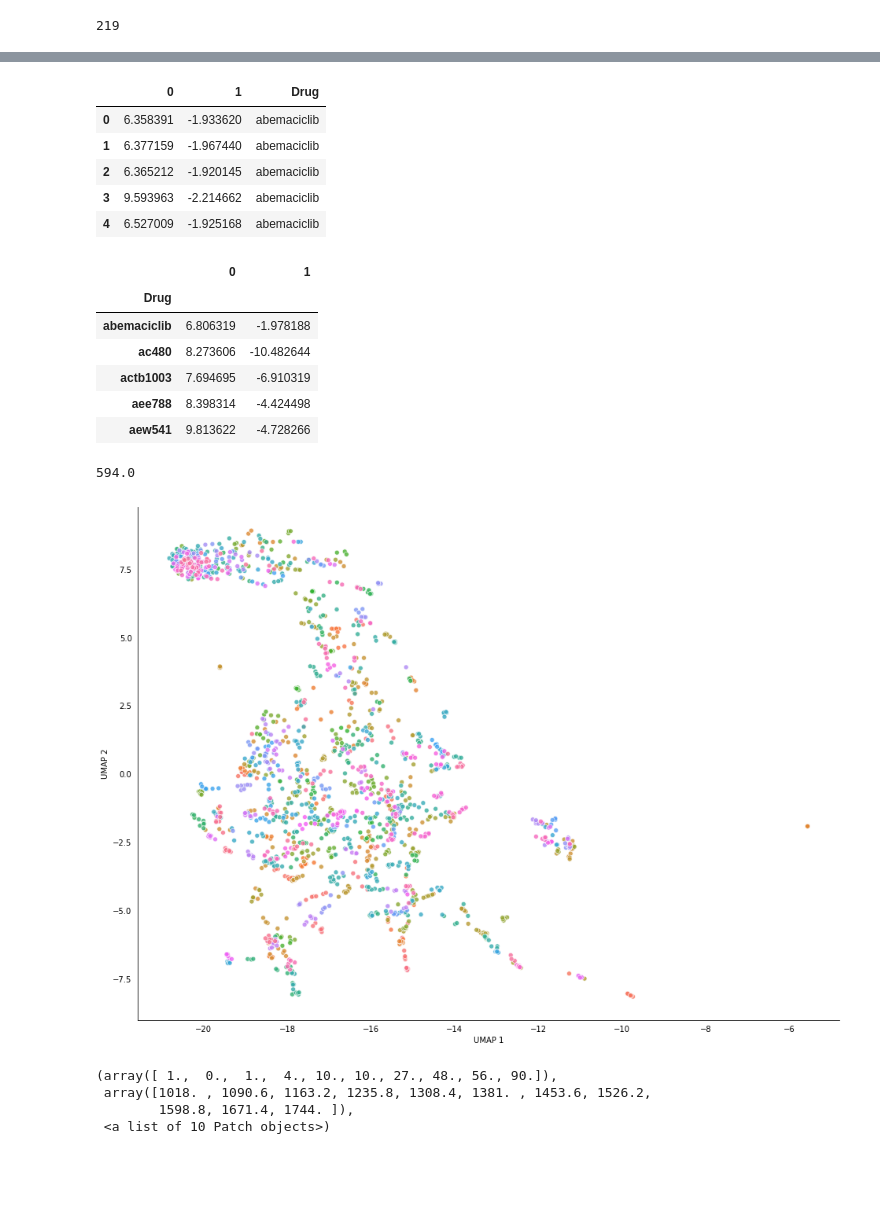
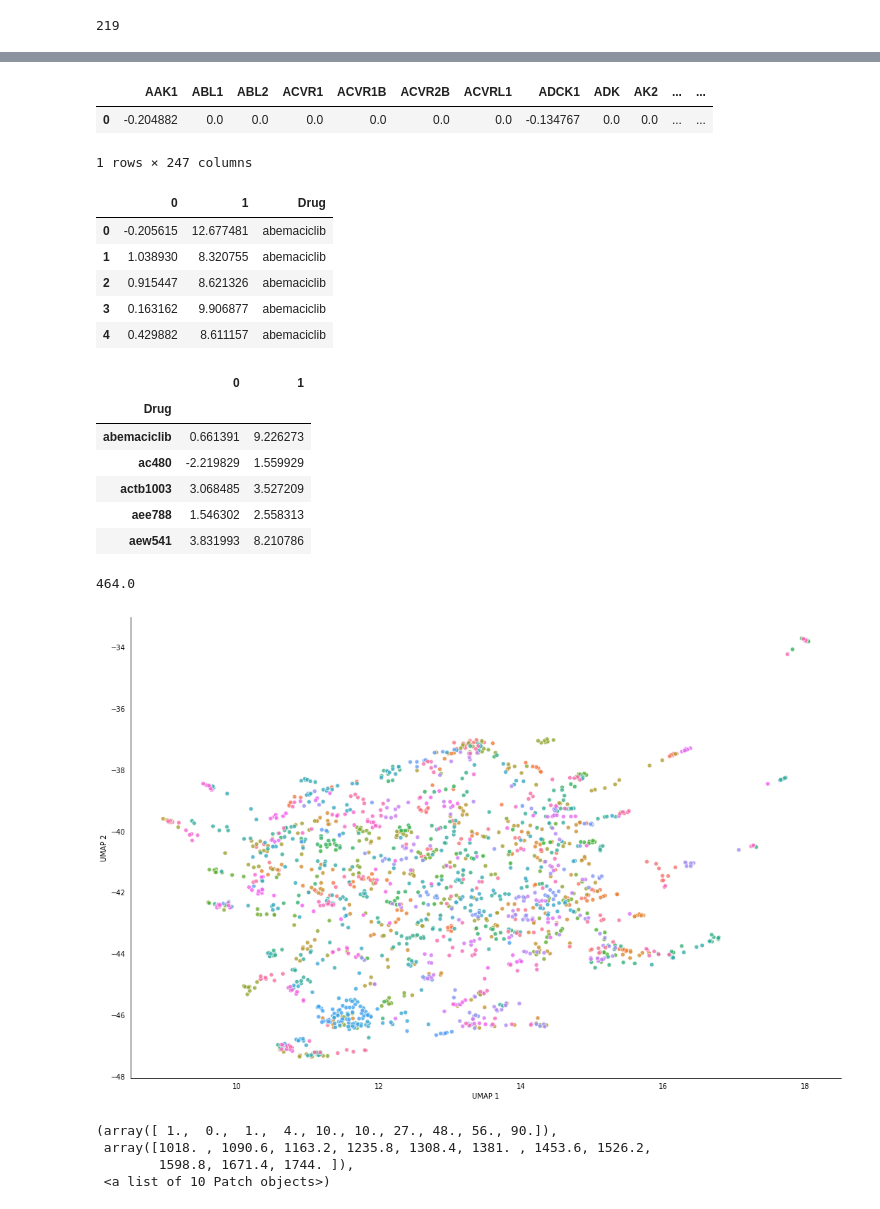
Before and after one commit to gomezlab/kinotypeClusteringAndRegression, a Jupyter notebook: src/reg_01_kinotypeEmbeddings.ipynb, the cells around one changed output, grey strips where cells are left out. Drawn from its saved outputs; the diff is of its cells as text; code cells hidden in the pictures; blank space fills up the shorter version.

Commit message:
coords output and figure tweaks

```diff
--- a/src/reg_01_kinotypeEmbeddings.ipynb
+++ b/src/reg_01_kinotypeEmbeddings.ipynb
@@ -401,7 +401,7 @@ c = LabelEncoder().fit_transform(merged_df.Drug)
 drug_ids = dict(zip(c,merged_df.Drug.tolist()))
 growth = merged_df.Growth
 
-umap_X = merged_df.drop(['Drug', 'Concentration', 'Growth'], axis=1).reset_index()
+umap_X = merged_df.drop(['Drug', 'Concentration', 'Growth'], axis=1)
 hue = merged_df.Drug
 print(umap_X.shape)
 umap_X.head()
@@ -418,0 +417,6 @@ from umap import UMAP
+# %%
+umap_X.head(1)
+# %% [output]
+|  | AAK1 | ABL1 | ABL2 | ACVR1 | ACVR1B | ACVR2B | ACVRL1 | ADCK1 | ADK | AK2 | ... | ... |
+| 0 | -0.204882 | 0.0 | 0.0 | 0.0 | 0.0 | 0.0 | 0.0 | -0.134767 | 0.0 | 0.0 | ... | ... |
+1 rows × 247 columns
@@ -419,7 +428,9 @@ from umap import UMAP
 # %%
 import seaborn as sns
 # %%
-u_drug = UMAP(metric='cosine', n_neighbors=25, min_dist=.2)
+u_drug = UMAP(metric='cosine', n_neighbors=100, min_dist=.25)
+#u_drug = Isomap(n_neighbors=25)
+#u_drug = SpectralEmbedding(n_neighbors=25)
 
 u_coords = u_drug.fit_transform(umap_X)
 # %%
@@ -428,11 +439,11 @@ plot_text['Drug'] = hue
 plot_text.head()
 # %% [output]
 |  | 0 | 1 | Drug |
-| 0 | 6.358391 | -1.933620 | abemaciclib |
-| 1 | 6.377159 | -1.967440 | abemaciclib |
-| 2 | 6.365212 | -1.920145 | abemaciclib |
-| 3 | 9.593963 | -2.214662 | abemaciclib |
-| 4 | 6.527009 | -1.925168 | abemaciclib |
+| 0 | -0.205615 | 12.677481 | abemaciclib |
+| 1 | 1.038930 | 8.320755 | abemaciclib |
+| 2 | 0.915447 | 8.621326 | abemaciclib |
+| 3 | 0.163162 | 9.906877 | abemaciclib |
+| 4 | 0.429882 | 8.611157 | abemaciclib |
 # %%
 from scipy.spatial.distance import cdist
 plot_text = plot_text.groupby('Drug').agg(np.mean)
@@ -445,18 +456,18 @@ plot_text.head()
 # %% [output]
 |  | 0 | 1 |
 | Drug |  |  |
-| abemaciclib | 6.806319 | -1.978188 |
-| ac480 | 8.273606 | -10.482644 |
-| actb1003 | 7.694695 | -6.910319 |
-| aee788 | 8.398314 | -4.424498 |
-| aew541 | 9.813622 | -4.728266 |
+| abemaciclib | 0.661391 | 9.226273 |
+| ac480 | -2.219829 | 1.559929 |
+| actb1003 | 3.068485 | 3.527209 |
+| aee788 | 1.546302 | 2.558313 |
+| aew541 | 3.831993 | 8.210786 |
 # %%
 to_fix = np.logical_and(cdist(plot_text.values, plot_text.values) < 1, cdist(np.expand_dims(plot_text[1].values, 1), np.expand_dims(plot_text[1].values,1)) < .2) * 1.
 to_fix[np.diag_indices_from(to_fix)] = 0
 
 print(np.sum(to_fix))
 # %% [output]
-594.0
+464.0
 # %%
 for x,y in zip(*np.where(to_fix)):
     if x < y:
@@ -472,29 +483,29 @@ for x,y in zip(*np.where(to_fix)):
             plot_text.iloc[y, 1] = y_y_coord + .01
             plot_text.iloc[y, 1] = x_y_coord - .01
 # %%
-fig, ax = plt.subplots(figsize=(16,12))
+fig, ax = plt.subplots(figsize=(18,12))
 
 cmap = sns.cubehelix_palette(dark=.3, light=.8, as_cmap=True)
 sns.scatterplot(x=u_coords[:, 0].tolist(), y=u_coords[:, 1].tolist(), hue=hue, ax=ax, cmap='viridis', alpha=.8)
 
 plt.tick_params(axis='x', which='both', bottom=False, top=False)
 plt.tick_params(axis='y', which='both', right=False, left=False)
 
 for pos in ['right','top']:
     plt.gca().spines[pos].set_visible(False)
 
 plt.xlabel('UMAP 1')
 plt.ylabel('UMAP 2')
 
 #for i, row in plot_text.iterrows():
 #    plt.annotate(row.name, (row[0], row[1]))
 
 ax.legend().remove()
 #plt.legend(bbox_to_anchor=(.5, -.35), loc=8, ncol=8)
 
 plt.show()
 # %% [output]
-[figure, old version]
+[figure, new version]
 # %%
 plt.hist(np.sum((merged_df == 0).iloc[:,3:].values, axis=0))
 # %% [output]
```
Also changed, not shown: parts of 21 cells of this notebook.
